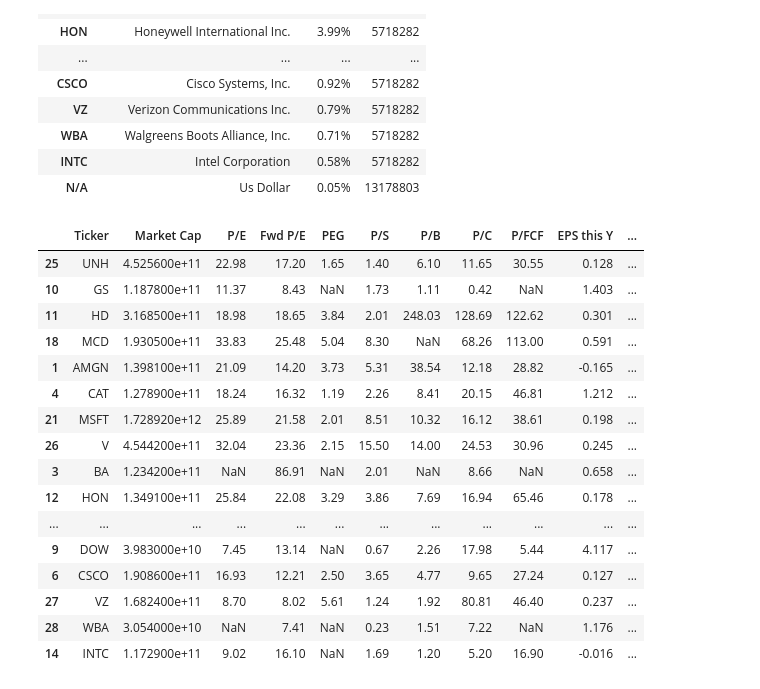
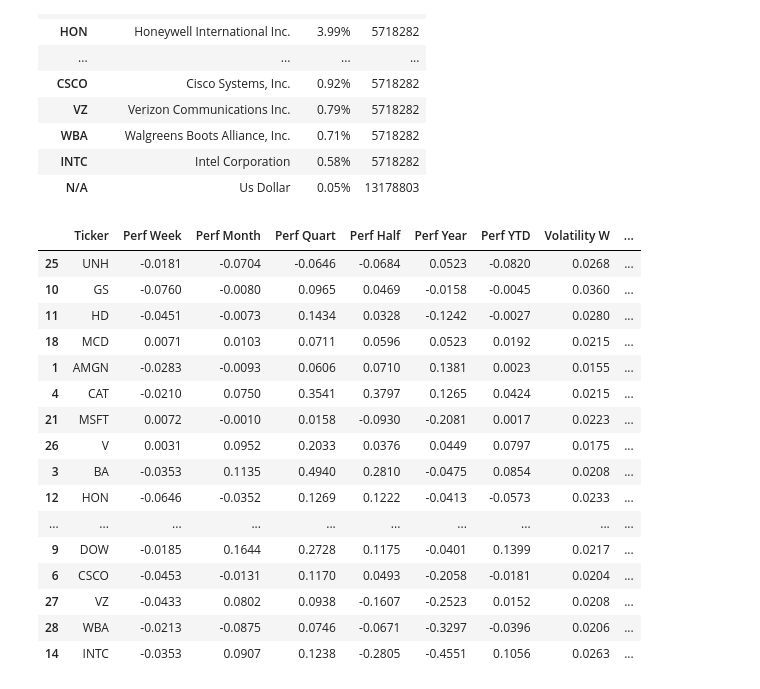
Before and after one commit to mikewenner/Jupyter_Notebooks, a Jupyter notebook: openBB/etf_holdings.ipynb, the cells around one changed output. Drawn from its saved outputs; the diff is of its cells as text; code cells hidden in the pictures.

```diff
--- a/openBB/etf_holdings.ipynb
+++ b/openBB/etf_holdings.ipynb
@@ -25,33 +25,33 @@ openbb.etf.holdings("DIA")
 # %%
 #use a screener on etf holdings
 #bring in the etf to datatframe called symbols
 symbols = openbb.etf.holdings('DIA')
 
 #create a list of all the symbols from the DIA ETF, dropping any index that may have N/A
 dia_symbols = list(symbols.index.drop(['N/A']))
 
 #bring in valuation data with ca.screener & combine with dia symbols into a dataframe called dia_valuation
 #here if had a list of stocks wanted to compare can change the similar variable, current is just DIA to DIA to see all DIA data
-dia_valuation = openbb.stocks.ca.screener(similar = dia_symbols, data_type = 'valuation')  #https://docs.openbb.co/sdk/reference/stocks/ca/screener
+dia_valuation = openbb.stocks.ca.screener(similar = dia_symbols, data_type = 'performance')  #https://docs.openbb.co/sdk/reference/stocks/ca/screener
 
 dia_valuation = dia_valuation.sort_values(by = ['Price'], ascending = False)#.convert_dtypes() --> changes the market cap column
 dia_valuation
 #dia_valuation.head(5)
 # %% [output]
-|  | Ticker | Market Cap | P/E | Fwd P/E | PEG | P/S | P/B | P/C | P/FCF | EPS this Y | ... |
-| 25 | UNH | 4.525600e+11 | 22.98 | 17.20 | 1.65 | 1.40 | 6.10 | 11.65 | 30.55 | 0.128 | ... |
-| 10 | GS | 1.187800e+11 | 11.37 | 8.43 | NaN | 1.73 | 1.11 | 0.42 | NaN | 1.403 | ... |
-| 11 | HD | 3.168500e+11 | 18.98 | 18.65 | 3.84 | 2.01 | 248.03 | 128.69 | 122.62 | 0.301 | ... |
-| 18 | MCD | 1.930500e+11 | 33.83 | 25.48 | 5.04 | 8.30 | NaN | 68.26 | 113.00 | 0.591 | ... |
-| 1 | AMGN | 1.398100e+11 | 21.09 | 14.20 | 3.73 | 5.31 | 38.54 | 12.18 | 28.82 | -0.165 | ... |
-| 4 | CAT | 1.278900e+11 | 18.24 | 16.32 | 1.19 | 2.26 | 8.41 | 20.15 | 46.81 | 1.212 | ... |
-| 21 | MSFT | 1.728920e+12 | 25.89 | 21.58 | 2.01 | 8.51 | 10.32 | 16.12 | 38.61 | 0.198 | ... |
-| 26 | V | 4.544200e+11 | 32.04 | 23.36 | 2.15 | 15.50 | 14.00 | 24.53 | 30.96 | 0.245 | ... |
-| 3 | BA | 1.234200e+11 | NaN | 86.91 | NaN | 2.01 | NaN | 8.66 | NaN | 0.658 | ... |
-| 12 | HON | 1.349100e+11 | 25.84 | 22.08 | 3.29 | 3.86 | 7.69 | 16.94 | 65.46 | 0.178 | ... |
-| ... | ... | ... | ... | ... | ... | ... | ... | ... | ... | ... | ... |
-| 9 | DOW | 3.983000e+10 | 7.45 | 13.14 | NaN | 0.67 | 2.26 | 17.98 | 5.44 | 4.117 | ... |
-| 6 | CSCO | 1.908600e+11 | 16.93 | 12.21 | 2.50 | 3.65 | 4.77 | 9.65 | 27.24 | 0.127 | ... |
-| 27 | VZ | 1.682400e+11 | 8.70 | 8.02 | 5.61 | 1.24 | 1.92 | 80.81 | 46.40 | 0.237 | ... |
-| 28 | WBA | 3.054000e+10 | NaN | 7.41 | NaN | 0.23 | 1.51 | 7.22 | NaN | 1.176 | ... |
-| 14 | INTC | 1.172900e+11 | 9.02 | 16.10 | NaN | 1.69 | 1.20 | 5.20 | 16.90 | -0.016 | ... |
+|  | Ticker | Perf Week | Perf Month | Perf Quart | Perf Half | Perf Year | Perf YTD | Volatility W | ... |
+| 25 | UNH | -0.0181 | -0.0704 | -0.0646 | -0.0684 | 0.0523 | -0.0820 | 0.0268 | ... |
+| 10 | GS | -0.0760 | -0.0080 | 0.0965 | 0.0469 | -0.0158 | -0.0045 | 0.0360 | ... |
+| 11 | HD | -0.0451 | -0.0073 | 0.1434 | 0.0328 | -0.1242 | -0.0027 | 0.0280 | ... |
+| 18 | MCD | 0.0071 | 0.0103 | 0.0711 | 0.0596 | 0.0523 | 0.0192 | 0.0215 | ... |
+| 1 | AMGN | -0.0283 | -0.0093 | 0.0606 | 0.0710 | 0.1381 | 0.0023 | 0.0155 | ... |
+| 4 | CAT | -0.0210 | 0.0750 | 0.3541 | 0.3797 | 0.1265 | 0.0424 | 0.0215 | ... |
+| 21 | MSFT | 0.0072 | -0.0010 | 0.0158 | -0.0930 | -0.2081 | 0.0017 | 0.0223 | ... |
+| 26 | V | 0.0031 | 0.0952 | 0.2033 | 0.0376 | 0.0449 | 0.0797 | 0.0175 | ... |
+| 3 | BA | -0.0353 | 0.1135 | 0.4940 | 0.2810 | -0.0475 | 0.0854 | 0.0208 | ... |
+| 12 | HON | -0.0646 | -0.0352 | 0.1269 | 0.1222 | -0.0413 | -0.0573 | 0.0233 | ... |
+| ... | ... | ... | ... | ... | ... | ... | ... | ... | ... |
+| 9 | DOW | -0.0185 | 0.1644 | 0.2728 | 0.1175 | -0.0401 | 0.1399 | 0.0217 | ... |
+| 6 | CSCO | -0.0453 | -0.0131 | 0.1170 | 0.0493 | -0.2058 | -0.0181 | 0.0204 | ... |
+| 27 | VZ | -0.0433 | 0.0802 | 0.0938 | -0.1607 | -0.2523 | 0.0152 | 0.0208 | ... |
+| 28 | WBA | -0.0213 | -0.0875 | 0.0746 | -0.0671 | -0.3297 | -0.0396 | 0.0206 | ... |
+| 14 | INTC | -0.0353 | 0.0907 | 0.1238 | -0.2805 | -0.4551 | 0.1056 | 0.0263 | ... |
```
Also changed, not shown: parts of 3 cells of this notebook.
